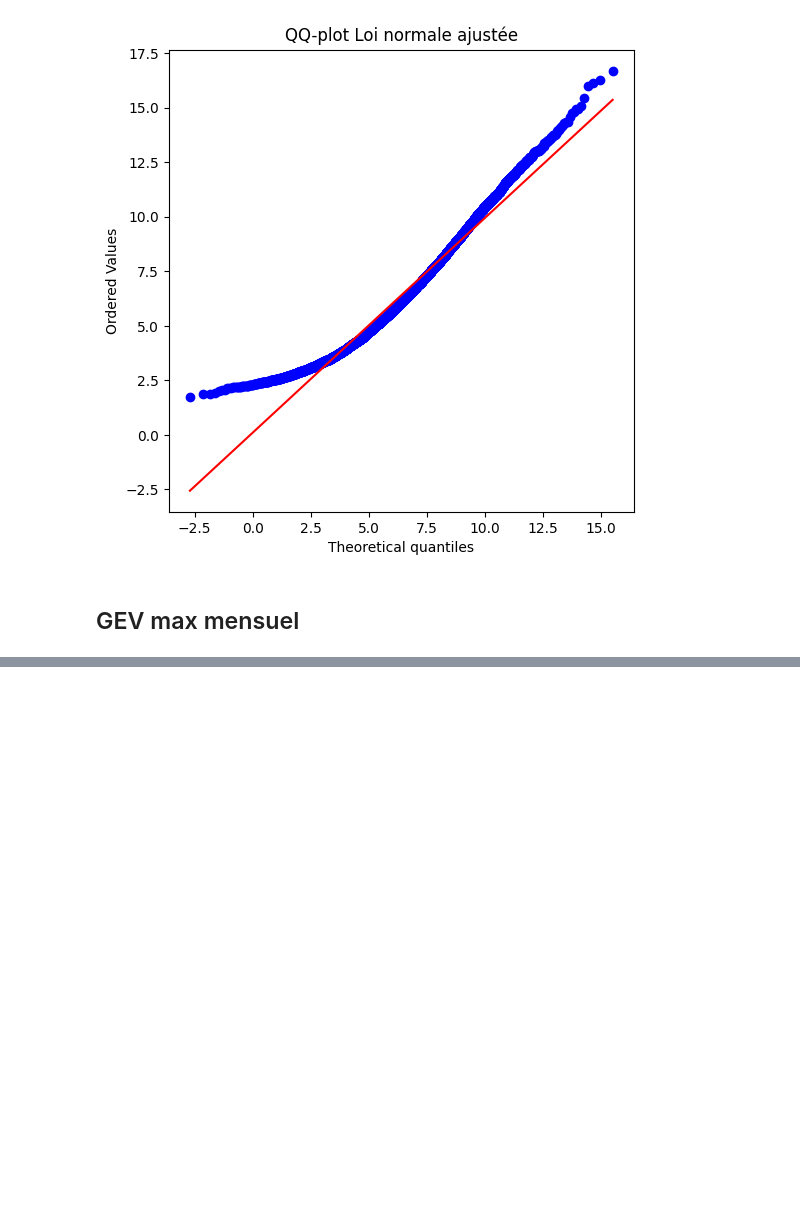
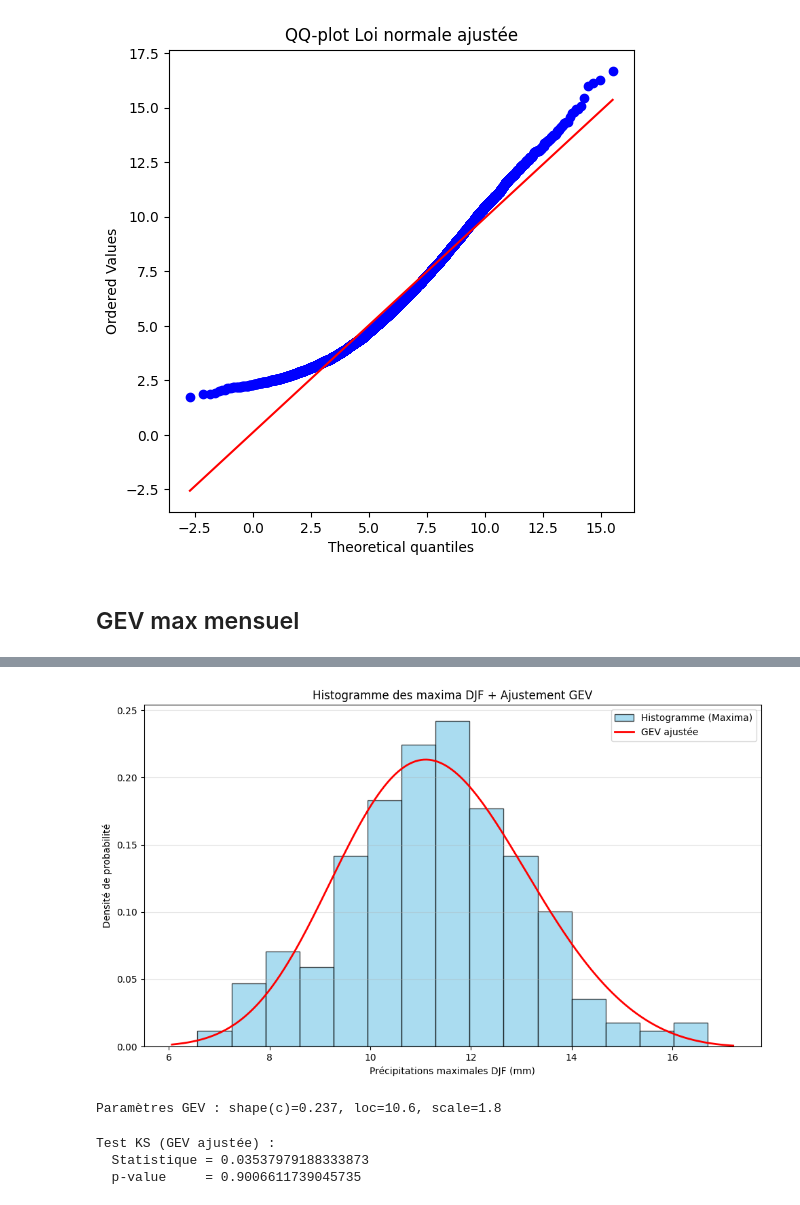
Before and after one commit to Faza20-lab/Projet_stats, a Jupyter notebook: Projet_stats.ipynb, the cells around one changed output, grey strips where cells are left out. Saved outputs shown, nothing was run; the diff lists cells and outputs as text; code cells hidden in the pictures; blank space fills up the shorter version.

```diff
--- a/Projet_stats.ipynb
+++ b/Projet_stats.ipynb
@@ -712,0 +774,43 @@ Max par mois pour les 10 premières années :
+# %%
+
+
+# Ajustement GEV
+c, loc, scale = genextreme.fit(Y_max_month[:-1])
+
+# Histogramme des maxima
+plt.figure(figsize=(10,6))
+bins = int(np.sqrt(len(Y_max_month[:-1])))
+plt.hist(Y_max_month[:-1], bins=bins, density=True, color='skyblue', edgecolor='black', alpha=0.7, label='Histogramme (Maxima)')
+
+# Courbe GEV ajustée
+xmin, xmax = plt.xlim()
+xx = np.linspace(xmin, xmax, 400)
+plt.plot(xx, genextreme.pdf(xx, c, loc=loc, scale=scale), 'r-', lw=2, label='GEV ajustée')
+
+plt.xlabel("Précipitations maximales DJF (mm)")
+plt.ylabel("Densité de probabilité")
+plt.title("Histogramme des maxima DJF + Ajustement GEV")
+plt.legend()
+plt.grid(axis='y', alpha=0.3)
+plt.tight_layout()
+plt.show()
+
+# Paramètres GEV
+print(f"Paramètres GEV : shape(c)={c:.3f}, loc={loc:.1f}, scale={scale:.1f}")
+# %% [output]
+[figure, added]
+Paramètres GEV : shape(c)=0.237, loc=10.6, scale=1.8
+# %%
+# Construction de la CDF paramétrée
+gev_cdf = lambda x: genextreme(c, loc=loc, scale=scale).cdf(x)
+
+# KS-test
+ks_stat, ks_p = kstest(Y_max_month[:-1], gev_cdf)
+
+print("Test KS (GEV ajustée) :")
+print("  Statistique =", ks_stat)
+print("  p-value     =", ks_p)
+# %% [output]
+Test KS (GEV ajustée) :
+  Statistique = 0.03537979188333873
+  p-value     = 0.9006611739045735
```
Also changed, not shown: parts of 4 cells of this notebook.
